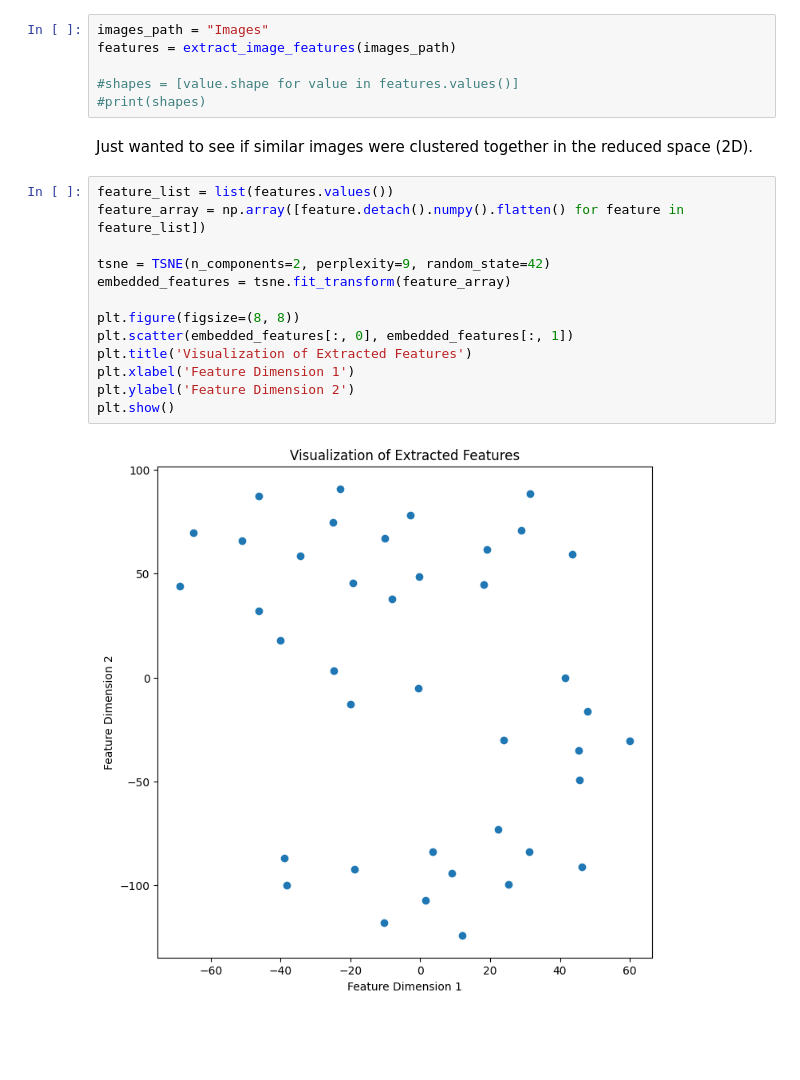
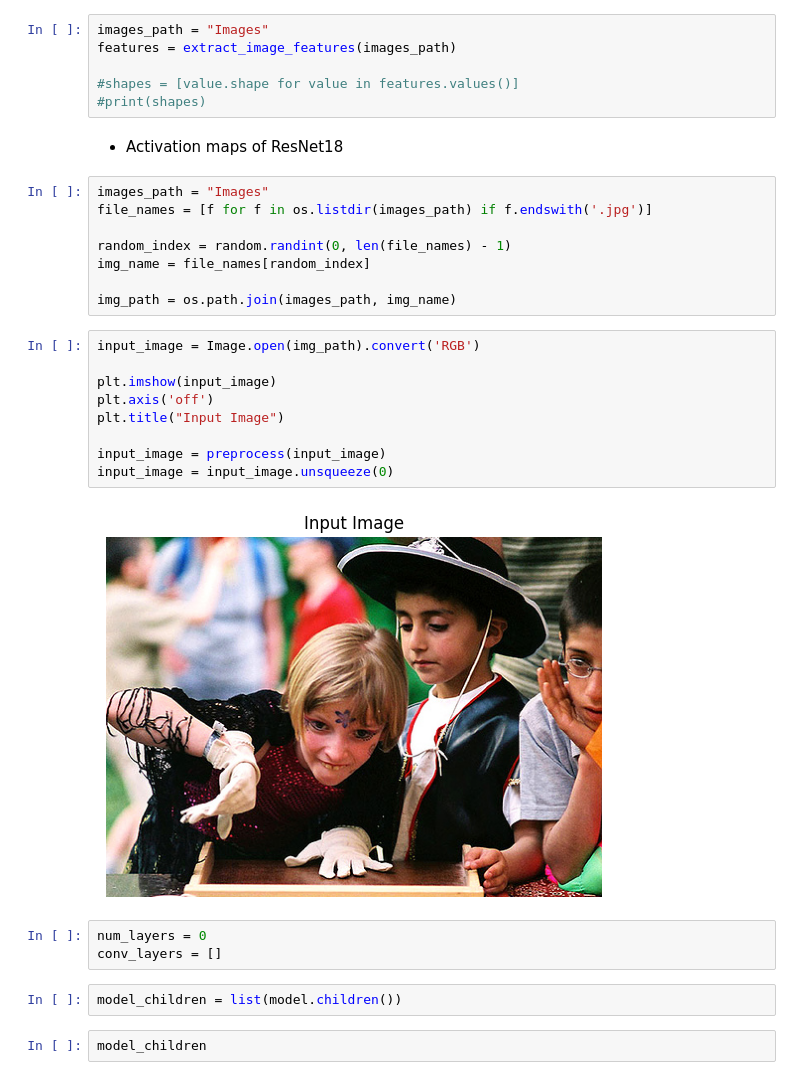
Before and after one commit to DCC-UAB/dlnn-project_ia-group_10, a Jupyter notebook: playing.ipynb, the cells around one changed output. Saved outputs shown, nothing was run; the diff lists cells and outputs as text; blank space fills up the shorter version.

Commit message:
Added activation maps

```diff
--- a/playing.ipynb
+++ b/playing.ipynb
@@ -194,20 +213,31 @@ features = extract_image_features(images_path)
 
 #shapes = [value.shape for value in features.values()]
 #print(shapes)
-# %% [markdown]
-Just wanted to see if similar images were clustered together in the reduced space (2D).
-# %%
-feature_list = list(features.values())
-feature_array = np.array([feature.detach().numpy().flatten() for feature in feature_list])
-
-tsne = TSNE(n_components=2, perplexity=9, random_state=42)
-embedded_features = tsne.fit_transform(feature_array)
-
-plt.figure(figsize=(8, 8))
-plt.scatter(embedded_features[:, 0], embedded_features[:, 1])
-plt.title('Visualization of Extracted Features')
-plt.xlabel('Feature Dimension 1')
-plt.ylabel('Feature Dimension 2')
-plt.show()
-# %% [output]
-[figure, removed]
+# %% [markdown]
+- Activation maps of ResNet18
+# %%
+images_path = "Images"
+file_names = [f for f in os.listdir(images_path) if f.endswith('.jpg')]
+
+random_index = random.randint(0, len(file_names) - 1)
+img_name = file_names[random_index]
+
+img_path = os.path.join(images_path, img_name)
+# %%
+input_image = Image.open(img_path).convert('RGB')
+
+plt.imshow(input_image)
+plt.axis('off')
+plt.title("Input Image")
+
+input_image = preprocess(input_image)
+input_image = input_image.unsqueeze(0)
+# %% [output]
+[figure, added]
+# %%
+num_layers = 0
+conv_layers = []
+# %%
+model_children = list(model.children())
+# %%
+model_children
```
Also changed, not shown: parts of 17 cells of this notebook.
